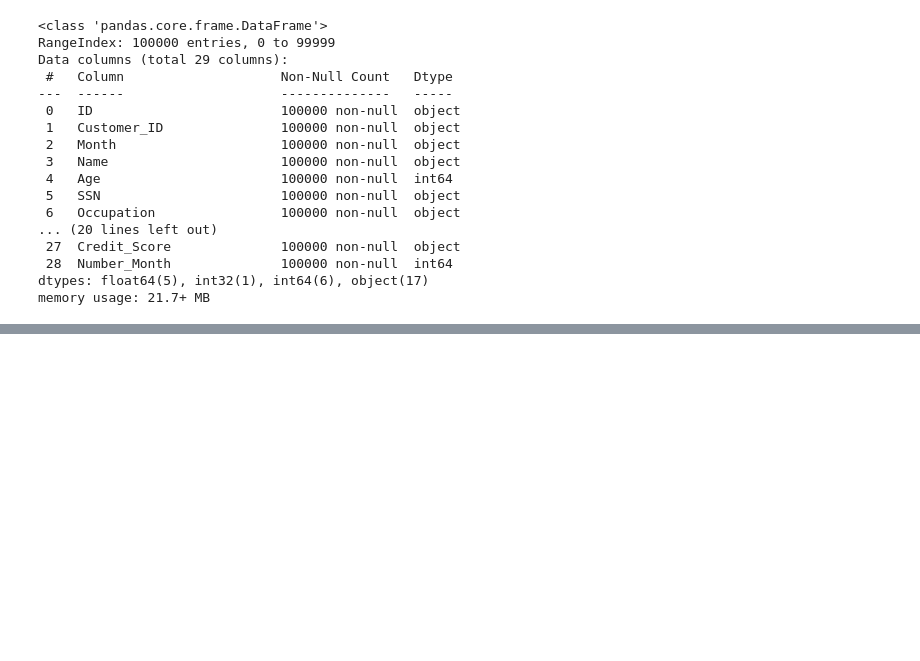
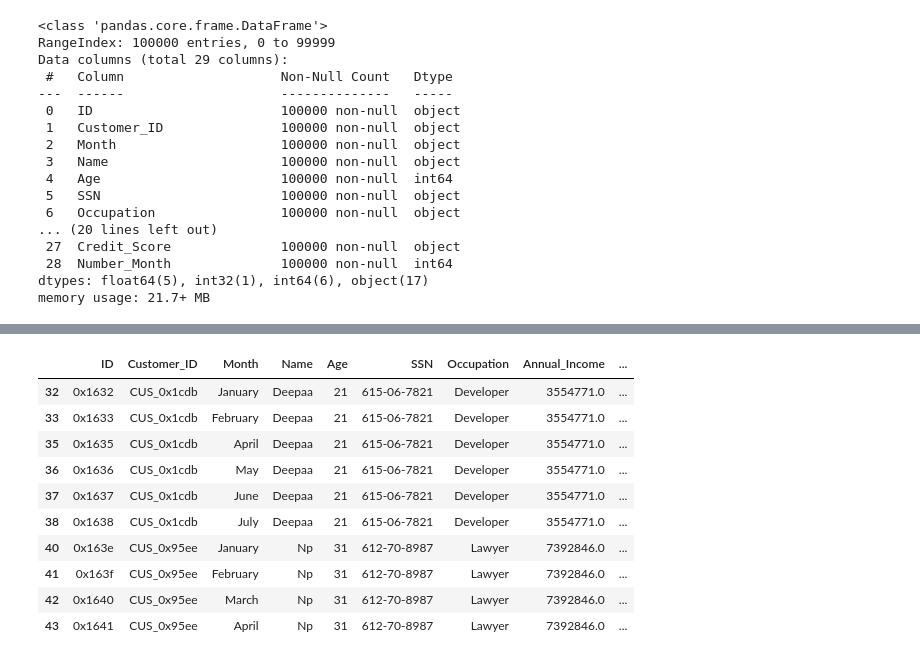
Before and after one commit to ViniciusOtoni/CreditScoreDataset, a Jupyter notebook: notebooks/n01_data_cleaning.ipynb, the cells around one changed output, grey strips where cells are left out. Saved outputs shown, nothing was run; the diff lists cells and outputs as text; code cells hidden in the pictures; blank space fills up the shorter version.

```diff
--- a/notebooks/n01_data_cleaning.ipynb
+++ b/notebooks/n01_data_cleaning.ipynb
@@ -874,0 +958,14 @@ memory usage: 21.7+ MB
+# %%
+df.loc[(df["Type_of_Loan"].str.contains("Not Specified")) & (df['Num_of_Loan'] == 0)].head(10)
+# %% [output]
+|  | ID | Customer_ID | Month | Name | Age | SSN | Occupation | Annual_Income | ... |
+| 32 | 0x1632 | CUS_0x1cdb | January | Deepaa | 21 | 615-06-7821 | Developer | 3554771.0 | ... |
+| 33 | 0x1633 | CUS_0x1cdb | February | Deepaa | 21 | 615-06-7821 | Developer | 3554771.0 | ... |
+| 35 | 0x1635 | CUS_0x1cdb | April | Deepaa | 21 | 615-06-7821 | Developer | 3554771.0 | ... |
+| 36 | 0x1636 | CUS_0x1cdb | May | Deepaa | 21 | 615-06-7821 | Developer | 3554771.0 | ... |
+| 37 | 0x1637 | CUS_0x1cdb | June | Deepaa | 21 | 615-06-7821 | Developer | 3554771.0 | ... |
+| 38 | 0x1638 | CUS_0x1cdb | July | Deepaa | 21 | 615-06-7821 | Developer | 3554771.0 | ... |
+| 40 | 0x163e | CUS_0x95ee | January | Np | 31 | 612-70-8987 | Lawyer | 7392846.0 | ... |
+| 41 | 0x163f | CUS_0x95ee | February | Np | 31 | 612-70-8987 | Lawyer | 7392846.0 | ... |
+| 42 | 0x1640 | CUS_0x95ee | March | Np | 31 | 612-70-8987 | Lawyer | 7392846.0 | ... |
+| 43 | 0x1641 | CUS_0x95ee | April | Np | 31 | 612-70-8987 | Lawyer | 7392846.0 | ... |
```
Also changed, not shown: parts of 29 cells of this notebook, 1 other file.
